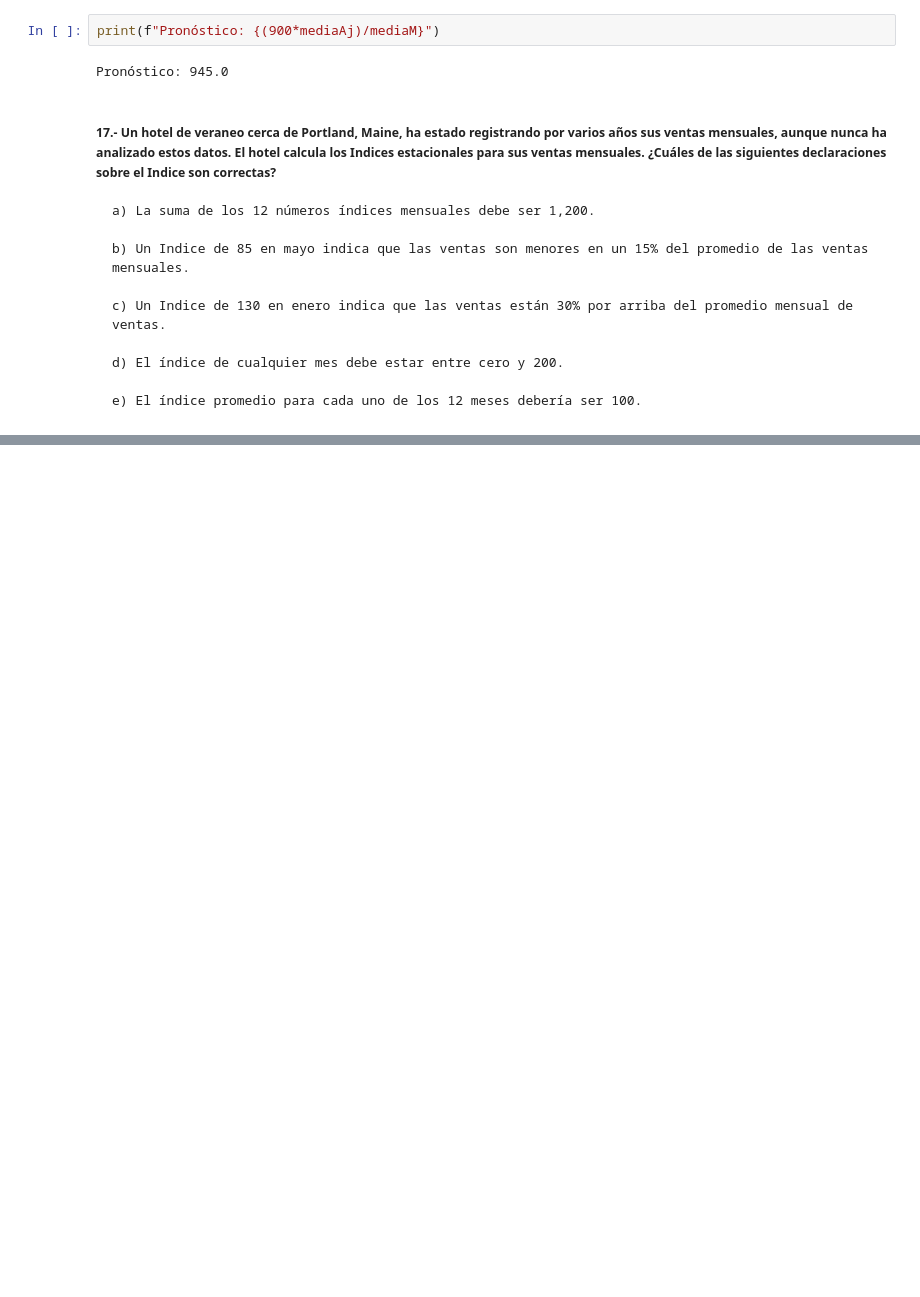
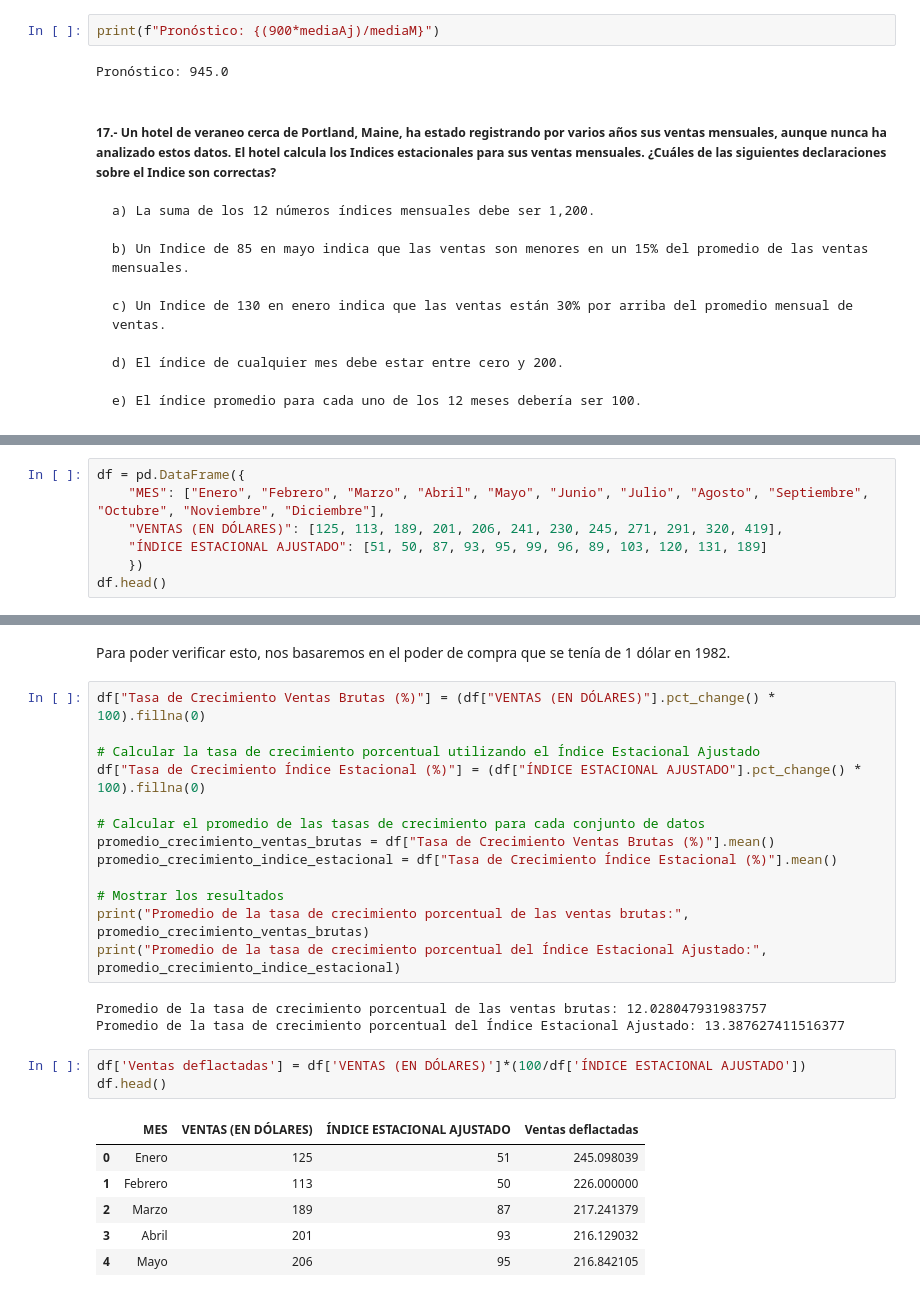
Before and after one commit to maferpy/unidad9, a Jupyter notebook: pronosticos.ipynb, the cells around one changed output, grey strips where cells are left out. Cells and saved outputs as stored; diff of their text form; blank space fills up the shorter version.

```diff
--- a/pronosticos.ipynb
+++ b/pronosticos.ipynb
@@ -233,0 +238,7 @@ Pronóstico: 945.0
+# %%
+df = pd.DataFrame({
+    "MES": ["Enero", "Febrero", "Marzo", "Abril", "Mayo", "Junio", "Julio", "Agosto", "Septiembre", "Octubre", "Noviembre", "Diciembre"],
+    "VENTAS (EN DÓLARES)": [125, 113, 189, 201, 206, 241, 230, 245, 271, 291, 320, 419],
+    "ÍNDICE ESTACIONAL AJUSTADO": [51, 50, 87, 93, 95, 99, 96, 89, 103, 120, 131, 189]
+    })
+df.head()
@@ -233,0 +252,28 @@ Pronóstico: 945.0
+# %% [markdown]
+Para poder verificar esto, nos basaremos en el poder de compra que se tenía de 1 dólar en 1982.
+# %%
+df["Tasa de Crecimiento Ventas Brutas (%)"] = (df["VENTAS (EN DÓLARES)"].pct_change() * 100).fillna(0)
+
+# Calcular la tasa de crecimiento porcentual utilizando el Índice Estacional Ajustado
+df["Tasa de Crecimiento Índice Estacional (%)"] = (df["ÍNDICE ESTACIONAL AJUSTADO"].pct_change() * 100).fillna(0)
+
+# Calcular el promedio de las tasas de crecimiento para cada conjunto de datos
+promedio_crecimiento_ventas_brutas = df["Tasa de Crecimiento Ventas Brutas (%)"].mean()
+promedio_crecimiento_indice_estacional = df["Tasa de Crecimiento Índice Estacional (%)"].mean()
+
+# Mostrar los resultados
+print("Promedio de la tasa de crecimiento porcentual de las ventas brutas:", promedio_crecimiento_ventas_brutas)
+print("Promedio de la tasa de crecimiento porcentual del Índice Estacional Ajustado:", promedio_crecimiento_indice_estacional)
+# %% [output]
+Promedio de la tasa de crecimiento porcentual de las ventas brutas: 12.028047931983757
+Promedio de la tasa de crecimiento porcentual del Índice Estacional Ajustado: 13.387627411516377
+# %%
+df['Ventas deflactadas'] = df['VENTAS (EN DÓLARES)']*(100/df['ÍNDICE ESTACIONAL AJUSTADO'])
+df.head()
+# %% [output]
+|  | MES | VENTAS (EN DÓLARES) | ÍNDICE ESTACIONAL AJUSTADO | Ventas deflactadas |
+| 0 | Enero | 125 | 51 | 245.098039 |
+| 1 | Febrero | 113 | 50 | 226.000000 |
+| 2 | Marzo | 189 | 87 | 217.241379 |
+| 3 | Abril | 201 | 93 | 216.129032 |
+| 4 | Mayo | 206 | 95 | 216.842105 |
```
Also changed, not shown: parts of 3 cells of this notebook.
